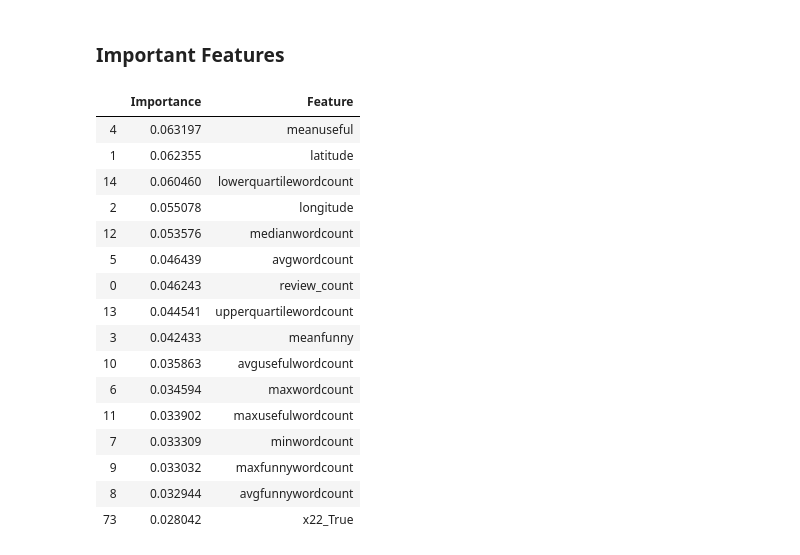
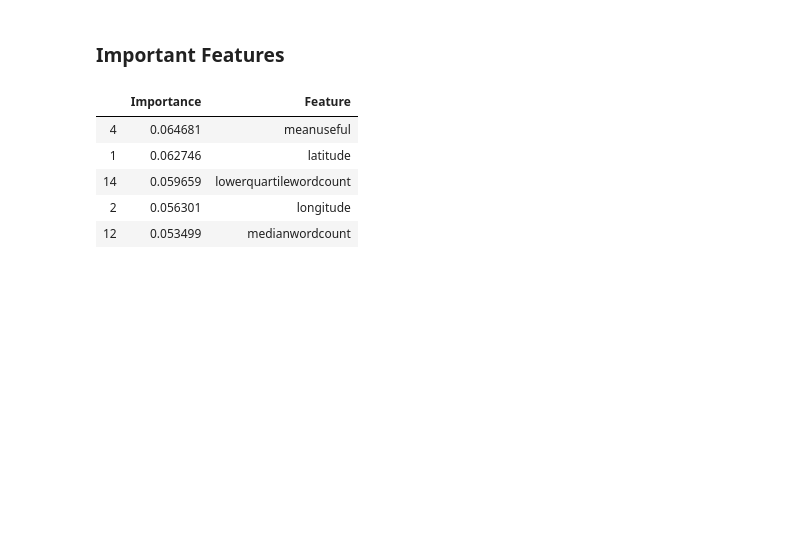
Before and after one commit to wisundstrom/yelp-ratings-prediction, a Jupyter notebook: Technical_Notebook.ipynb, the cells around one changed output. Saved outputs shown, nothing was run; the diff lists cells and outputs as text; code cells hidden in the pictures; blank space fills up the shorter version.

```diff
--- a/Technical_Notebook.ipynb
+++ b/Technical_Notebook.ipynb
@@ -53,6 +53,11 @@ preprocess = make_column_transformer(
     (StandardScaler(), numerical_features),
     (OneHotEncoder(drop='first'), categorical_features)
 )
+
+preprocess_no_drop = make_column_transformer(
+    (StandardScaler(), numerical_features),
+    (OneHotEncoder(drop = None), categorical_features)
+)
 # %% [markdown]
 Below we have the pipelines for the four models we tested, Logistic Regression, Random Forest, and two SVM methods.
 # %% [markdown]
@@ -136,12 +141,20 @@ As you can see, the Random Forest model performed the best, but after tuning all
 ## Looking at the Model ##
 # %%
 random_forest = RandomForestClassifier(
+    max_depth=30, max_features='sqrt', min_samples_leaf=10, n_estimators=300, n_jobs=-1,oob_score=True)
+
+random_forest_no_drop=RandomForestClassifier(
     max_depth=30, max_features='sqrt', min_samples_leaf=10, n_estimators=300, n_jobs=-1,oob_score=True)
 
 t_X_train=preprocess.fit_transform(X_train)
 t_X_test=preprocess.fit_transform(X_test)
 
+t_X_train_no_drop=preprocess_no_drop.fit_transform(X_train)
+t_X_test_no_drop=preprocess_no_drop.fit_transform(X_test)
+
+
 random_forest.fit(t_X_train,y_train)
+random_forest_no_drop.fit(t_X_train_no_drop, y_train)
 # %% [output]
 RandomForestClassifier(bootstrap=True, class_weight=None, criterion='gini',
                        max_depth=30, max_features='sqrt', max_leaf_nodes=None,
@@ -180,28 +201,19 @@ The test score for our model on data that has not been used for hyperparameter t
 # %%
 # importances=random_forest.feature_importances_
 # ohe=OneHotEncoder(drop='first').fit(X_test[categorical_features])
 # categorical_names=ohe.get_feature_names()
 # feature_names=numerical_features+list(categorical_names)
 # importances_df=pd.concat([pd.DataFrame(importances),pd.DataFrame(feature_names)],axis=1)
 # importances_df.columns=['Importance','Feature']
 # importances_df.sort_values(by='Importance',ascending=False).head(10)
-importances_df, ohe=tn.feature_importance(random_forest, X_train, categorical_features, numerical_features)
-importances_df.head(16)
+importances_df=tn.feature_importance(random_forest, X_train, categorical_features, numerical_features)
+importances_df_no_drop=tn.feature_importance(random_forest_no_drop, X_train, categorical_features, numerical_features, drop=False)
+
+importances_df.head(5)
 # %% [output]
 |  | Importance | Feature |
-| 4 | 0.063197 | meanuseful |
-| 1 | 0.062355 | latitude |
-| 14 | 0.060460 | lowerquartilewordcount |
-| 2 | 0.055078 | longitude |
-| 12 | 0.053576 | medianwordcount |
-| 5 | 0.046439 | avgwordcount |
-| 0 | 0.046243 | review_count |
-| 13 | 0.044541 | upperquartilewordcount |
-| 3 | 0.042433 | meanfunny |
-| 10 | 0.035863 | avgusefulwordcount |
-| 6 | 0.034594 | maxwordcount |
-| 11 | 0.033902 | maxusefulwordcount |
-| 7 | 0.033309 | minwordcount |
-| 9 | 0.033032 | maxfunnywordcount |
-| 8 | 0.032944 | avgfunnywordcount |
-| 73 | 0.028042 | x22_True |
+| 4 | 0.064681 | meanuseful |
+| 1 | 0.062746 | latitude |
+| 14 | 0.059659 | lowerquartilewordcount |
+| 2 | 0.056301 | longitude |
+| 12 | 0.053499 | medianwordcount |
```
Also changed, not shown: parts of 13 cells of this notebook, 2 other files.
